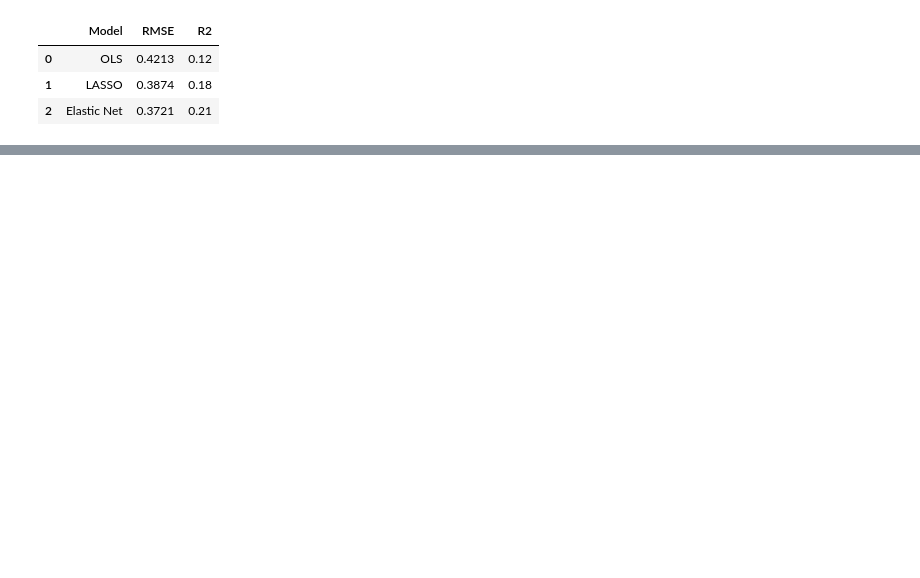
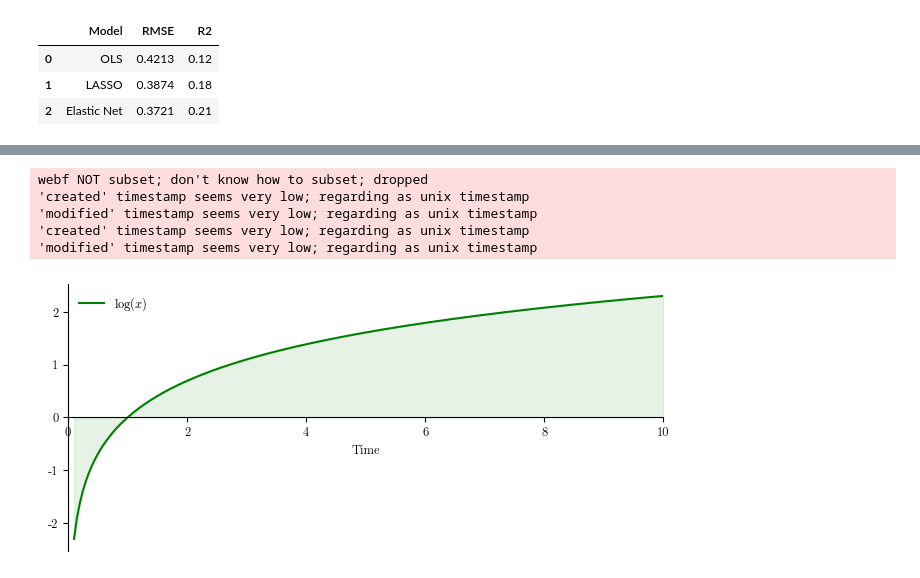
Before and after one commit to leospecks/Thesis-Project, a Jupyter notebook: 5_notebooks/00_scrathpad.ipynb, the cells around one changed output, grey strips where cells are left out. Saved outputs shown, nothing was run; the diff lists cells and outputs as text; code cells hidden in the pictures; blank space fills up the shorter version.

```diff
--- a/5_notebooks/00_scrathpad.ipynb
+++ b/5_notebooks/00_scrathpad.ipynb
@@ -23,0 +203,43 @@ df
+# %%
+x = np.linspace(0.1, 10, 200)
+y = np.log(x)
+
+cm = 1 / 2.54
+
+fig, ax = plt.subplots(figsize=(16 * cm, 7 * cm), layout="constrained")
+
+ax.plot(x, y, color="green", label=r"$\log(x)$")
+ax.fill_between(x, y, 0, color="green", alpha=0.1)
+
+ax.set_xlabel(r"Time")
+#ax.set_ylabel(r"Units")
+ax.legend(frameon=False)
+ax.grid(False)
+
+# Put axes through zero
+ax.spines["left"].set_position(("data", 0))    # y-axis at x = 0
+ax.spines["bottom"].set_position(("data", 0))  # x-axis at y = 0
+
+# Remove top/right borders
+ax.spines["top"].set_visible(False)
+ax.spines["right"].set_visible(False)
+
+# Keep ticks on the moved axes
+ax.xaxis.set_ticks_position("bottom")
+ax.yaxis.set_ticks_position("left")
+
+# Make sure x = 0 is visible
+ax.set_xlim(0, 10)
+
+fig.savefig(
+    "../1_latex/1.5_figures/test figures/my_plot_long.pdf"
+)
+
+plt.show()
+# %% [output]
+webf NOT subset; don't know how to subset; dropped
+'created' timestamp seems very low; regarding as unix timestamp
+'modified' timestamp seems very low; regarding as unix timestamp
+'created' timestamp seems very low; regarding as unix timestamp
+'modified' timestamp seems very low; regarding as unix timestamp
+[figure, added]
```
Also changed, not shown: parts of 14 cells of this notebook, 23 other files.
